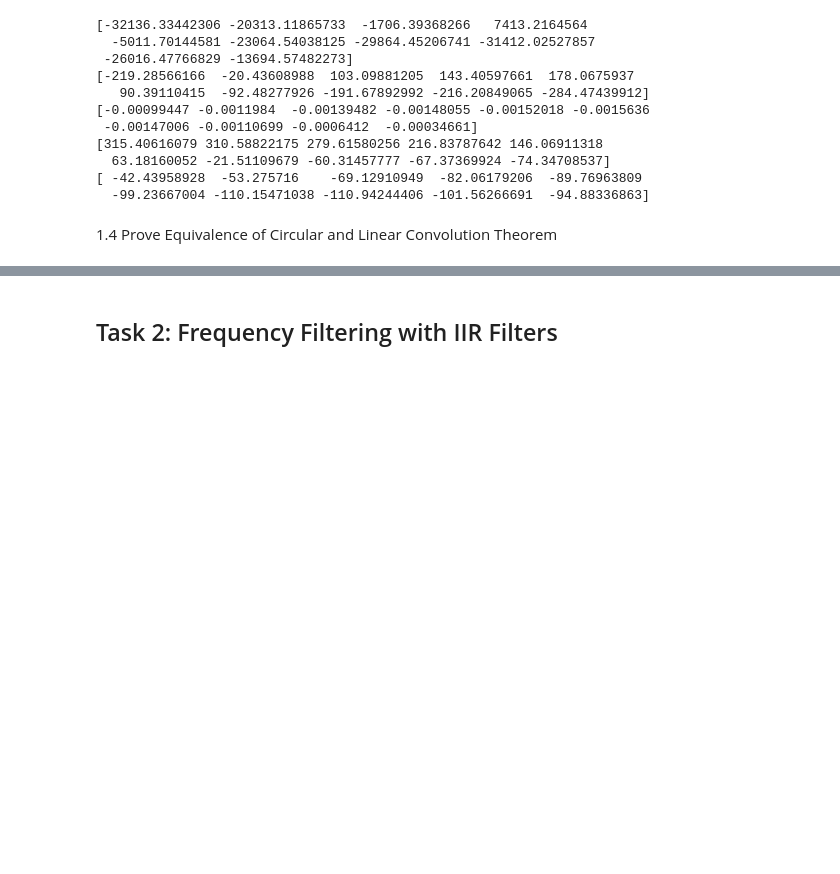
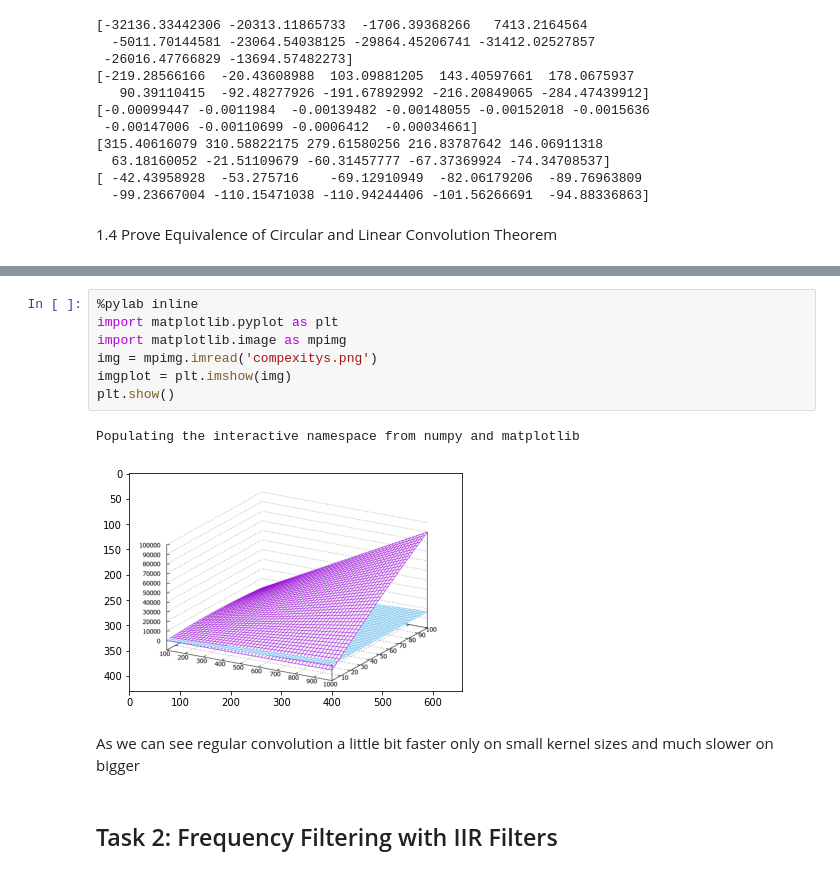
Before and after one commit to sham1lk/irc_dsp, a Jupyter notebook: lab3.ipynb, the cells around one changed output, grey strips where cells are left out. Drawn from its saved outputs; the diff is of its cells as text; blank space fills up the shorter version.

```diff
--- a/lab3.ipynb
+++ b/lab3.ipynb
@@ -150,3 +156,15 @@ for audio in audios:
+# %%
+%pylab inline
+import matplotlib.pyplot as plt
+import matplotlib.image as mpimg
+img = mpimg.imread('compexitys.png')
+imgplot = plt.imshow(img)
+plt.show()
+# %% [output]
+Populating the interactive namespace from numpy and matplotlib
+[figure, added]
+# %% [markdown]
+As we can see regular convolution a little bit faster only on small kernel sizes and much slower on bigger
 # %% [markdown]
 ## Task 2: Frequency Filtering with IIR Filters
 # %% [markdown]
```
Also changed, not shown: parts of 3 cells of this notebook, 1 other file.
